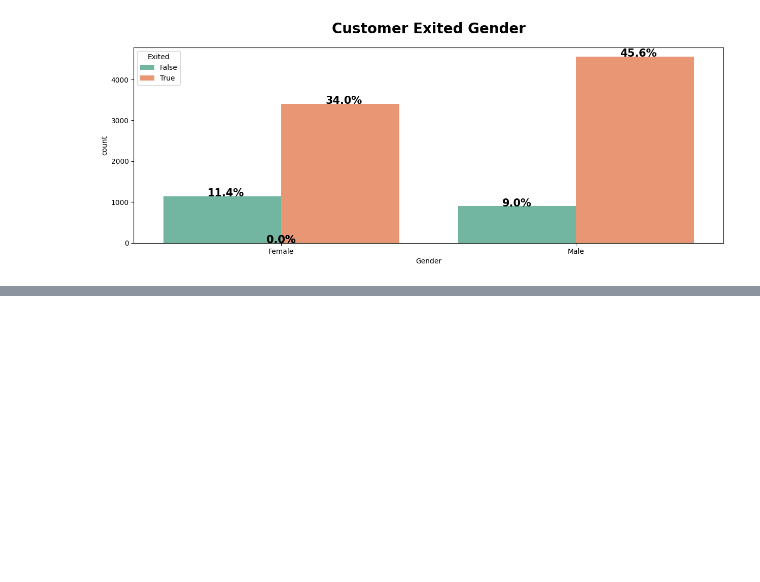
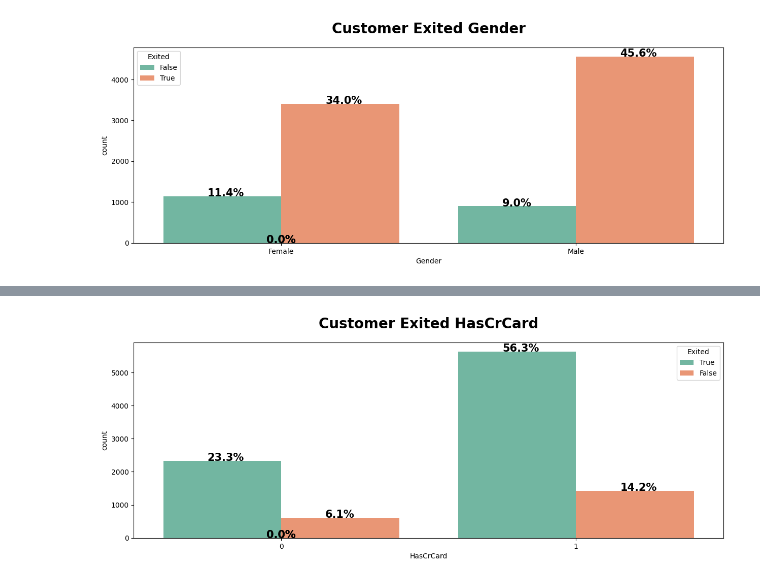
Before and after one commit to Farazmghm/Portfolio, a Jupyter notebook: bank_churn_analysis_and_Prediction.ipynb, the cells around one changed output, grey strips where cells are left out. Saved outputs shown, nothing was run; the diff lists cells and outputs as text; code cells hidden in the pictures; blank space fills up the shorter version.

```diff
--- a/bank_churn_analysis_and_Prediction.ipynb
+++ b/bank_churn_analysis_and_Prediction.ipynb
@@ -202,0 +207,4 @@ countplot("Gender")
+# %%
+countplot("HasCrCard")
+# %% [output]
+[figure, added]
```
Also changed, not shown: parts of 3 cells of this notebook.
